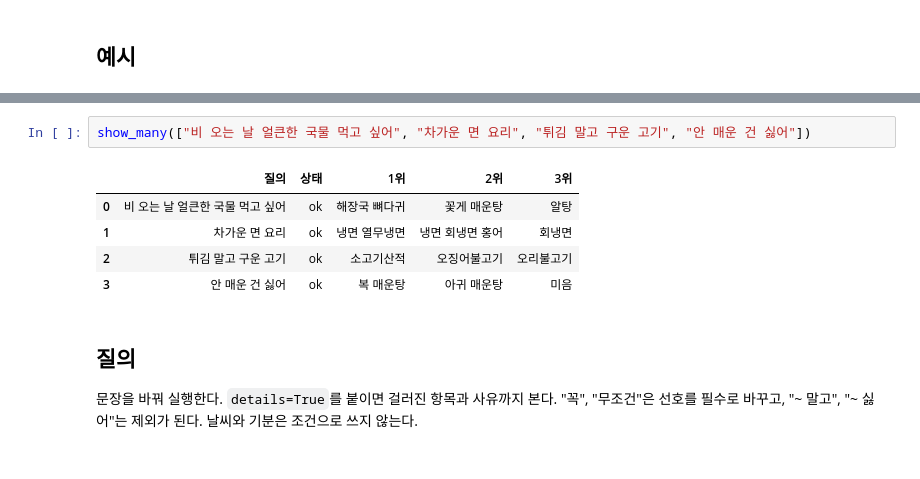
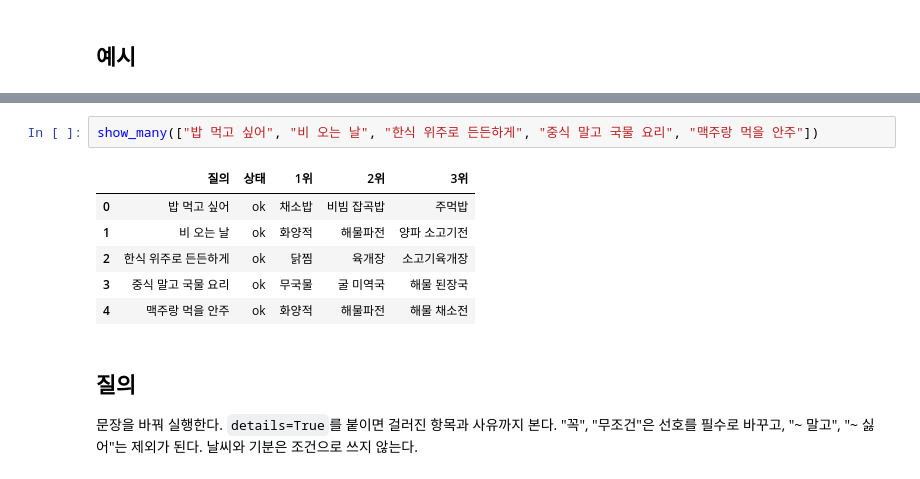
Before and after one commit to JeongHyck06/Menu-recommend-algorithmn, a Jupyter notebook: notebooks/07_try_recommendation.ipynb, the cells around one changed output, grey strips where cells are left out. Drawn from its saved outputs; the diff is of its cells as text.

```diff
--- a/notebooks/07_try_recommendation.ipynb
+++ b/notebooks/07_try_recommendation.ipynb
@@ -125,11 +127,12 @@ show("피자 말고 얼큰한 국물", details=True)
-# %%
-show_many(["비 오는 날 얼큰한 국물 먹고 싶어", "차가운 면 요리", "튀김 말고 구운 고기", "안 매운 건 싫어"])
-# %% [output]
-|  | 질의 | 상태 | 1위 | 2위 | 3위 |
-| 0 | 비 오는 날 얼큰한 국물 먹고 싶어 | ok | 해장국 뼈다귀 | 꽃게 매운탕 | 알탕 |
-| 1 | 차가운 면 요리 | ok | 냉면 열무냉면 | 냉면 회냉면 홍어 | 회냉면 |
-| 2 | 튀김 말고 구운 고기 | ok | 소고기산적 | 오징어불고기 | 오리불고기 |
-| 3 | 안 매운 건 싫어 | ok | 복 매운탕 | 아귀 매운탕 | 미음 |
+# %%
+show_many(["밥 먹고 싶어", "비 오는 날", "한식 위주로 든든하게", "중식 말고 국물 요리", "맥주랑 먹을 안주"])
+# %% [output]
+|  | 질의 | 상태 | 1위 | 2위 | 3위 |
+| 0 | 밥 먹고 싶어 | ok | 채소밥 | 비빔 잡곡밥 | 주먹밥 |
+| 1 | 비 오는 날 | ok | 화양적 | 해물파전 | 양파 소고기전 |
+| 2 | 한식 위주로 든든하게 | ok | 닭찜 | 육개장 | 소고기육개장 |
+| 3 | 중식 말고 국물 요리 | ok | 무국물 | 굴 미역국 | 해물 된장국 |
+| 4 | 맥주랑 먹을 안주 | ok | 화양적 | 해물파전 | 해물 채소전 |
 # %% [markdown]
 ## 질의
 
```
Also changed, not shown: parts of 6 cells of this notebook, 2 other files.
